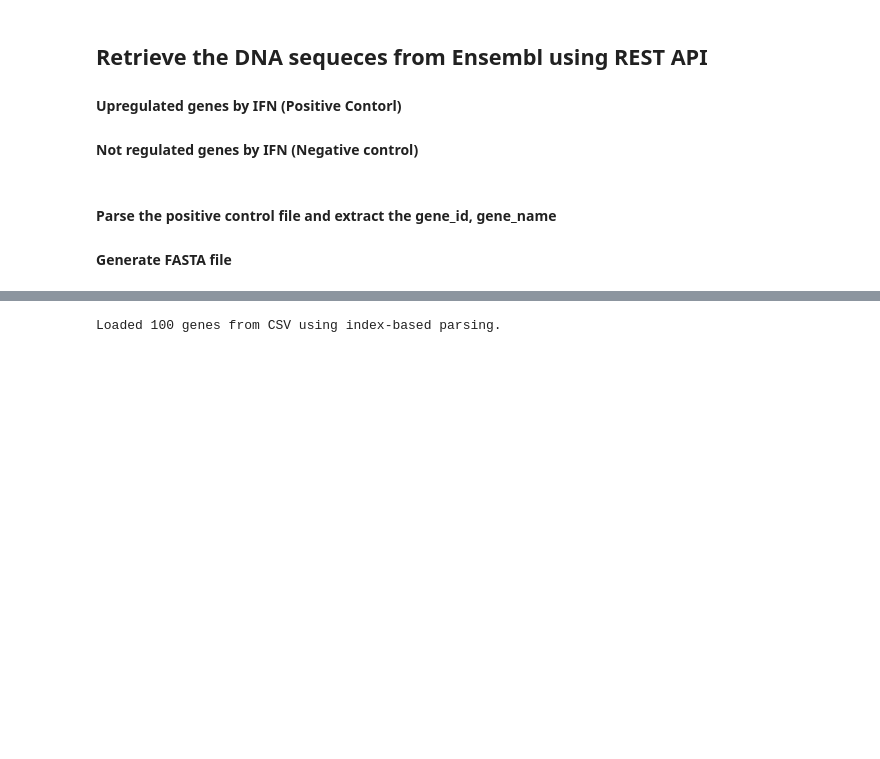
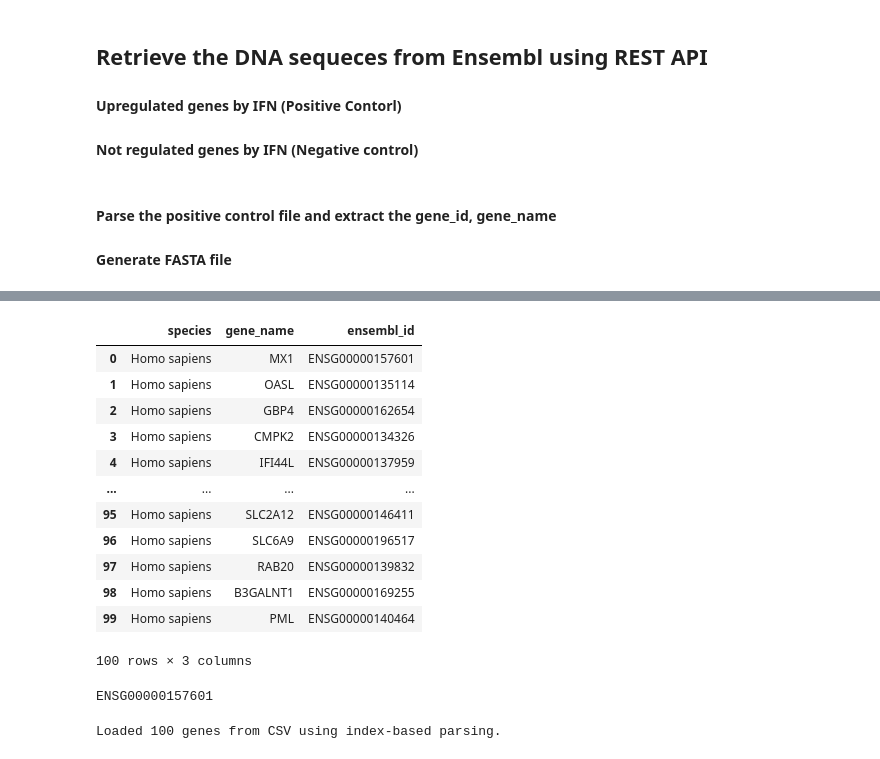
Before and after one commit to Emily3005250/TFBS-explorer, a Jupyter notebook: scripts/TFBS_explorer_human.ipynb, the cells around one changed output, grey strips where cells are left out. Cells and saved outputs as stored; diff of their text form; code cells hidden in the pictures; blank space fills up the shorter version.

```diff
--- a/scripts/TFBS_explorer_human.ipynb
+++ b/scripts/TFBS_explorer_human.ipynb
@@ -7,0 +62,16 @@
+# %%
+mode_df
+# %% [output]
+|  | species | gene_name | ensembl_id |
+| 0 | Homo sapiens | MX1 | ENSG00000157601 |
+| 1 | Homo sapiens | OASL | ENSG00000135114 |
+| 2 | Homo sapiens | GBP4 | ENSG00000162654 |
+| 3 | Homo sapiens | CMPK2 | ENSG00000134326 |
+| 4 | Homo sapiens | IFI44L | ENSG00000137959 |
+| ... | ... | ... | ... |
+| 95 | Homo sapiens | SLC2A12 | ENSG00000146411 |
+| 96 | Homo sapiens | SLC6A9 | ENSG00000196517 |
+| 97 | Homo sapiens | RAB20 | ENSG00000139832 |
+| 98 | Homo sapiens | B3GALNT1 | ENSG00000169255 |
+| 99 | Homo sapiens | PML | ENSG00000140464 |
+100 rows × 3 columns
@@ -8,3 +87,14 @@
+# %%
+for index, row in input_df.iterrows():
+
+    gene_id = row['ENSEMBL ID']
+    cds = fetch_cds(gene_id)
+    if cds is None:
+        input_df.at[index, 'cds'] = np.nan
+    else:
+        input_df.at[index, 'cds'] = cds
+# %% [output]
+ENSG00000157601
 # %%
 import requests
 import csv
```
Also changed, not shown: parts of 8 cells of this notebook, 7 other files.
